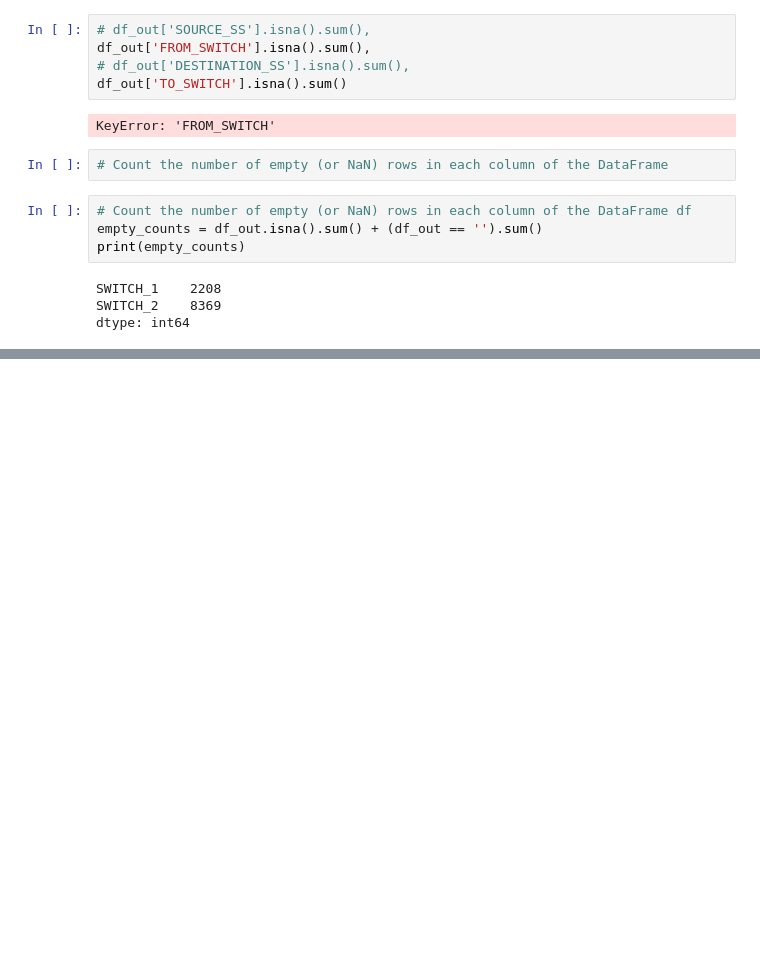
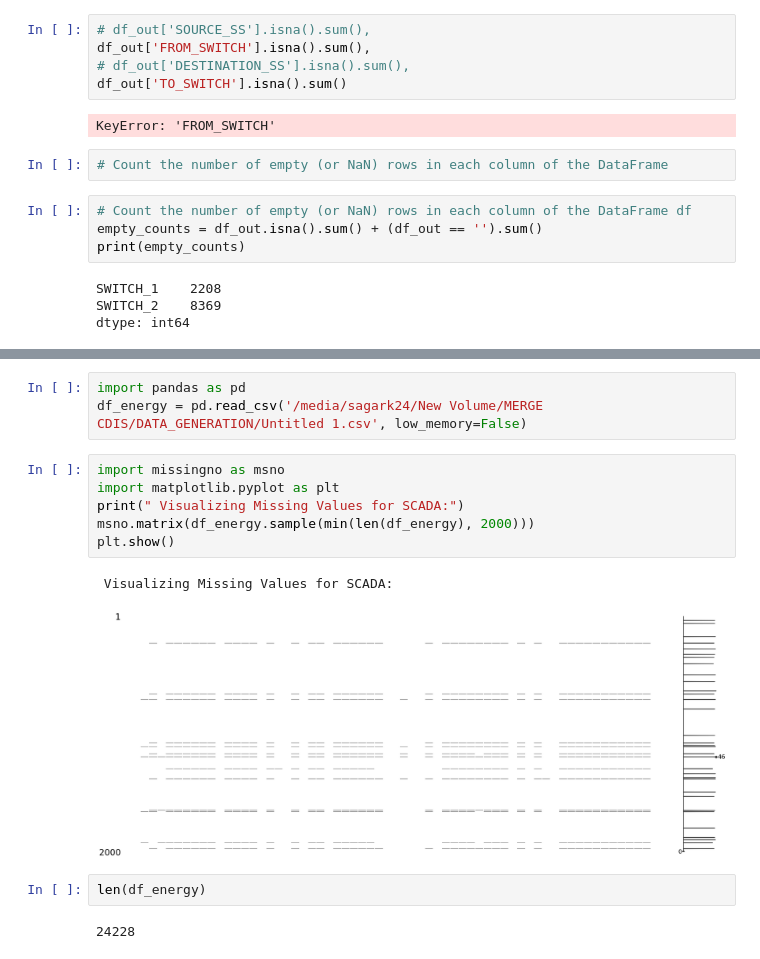
Before and after one commit to Sagar1418/IPYNB_FILE, a Jupyter notebook: master_data_creation_for health_score_11_22_33.ipynb, the cells around one changed output, grey strips where cells are left out. Cells and saved outputs as stored; diff of their text form; blank space fills up the shorter version.

```diff
--- a/master_data_creation_for health_score_11_22_33.ipynb
+++ b/master_data_creation_for health_score_11_22_33.ipynb
@@ -745,0 +858,16 @@ dtype: int64
+# %%
+import pandas as pd
+df_energy = pd.read_csv('/media/sagark24/New Volume/MERGE CDIS/DATA_GENERATION/Untitled 1.csv', low_memory=False)
+# %%
+import missingno as msno
+import matplotlib.pyplot as plt
+print(" Visualizing Missing Values for SCADA:")
+msno.matrix(df_energy.sample(min(len(df_energy), 2000)))
+plt.show()
+# %% [output]
+ Visualizing Missing Values for SCADA:
+[figure, added]
+# %%
+len(df_energy)
+# %% [output]
+24228
```
Also changed, not shown: parts of 5 cells of this notebook, 1 other file.
